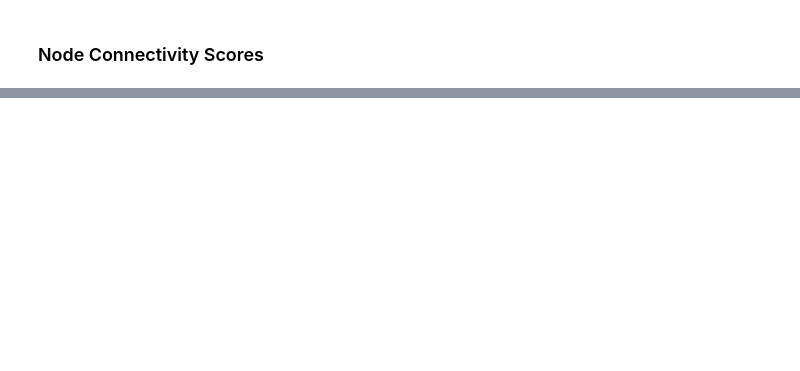
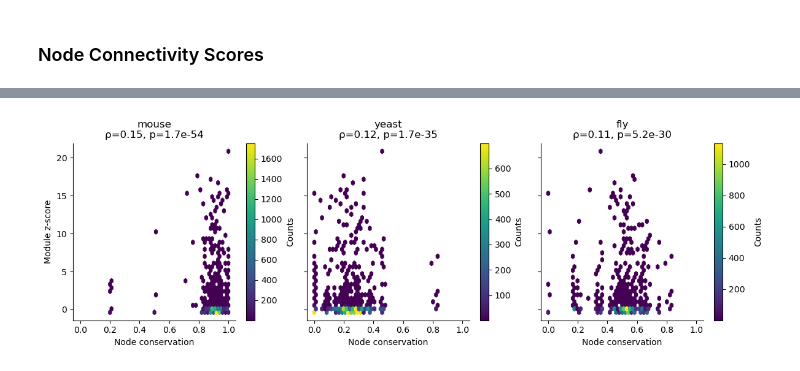
Before and after one commit to JasonLiang19/FitCheck, a Jupyter notebook: src/ConservationAnalysis.ipynb, the cells around one changed output, grey strips where cells are left out. Drawn from its saved outputs; the diff is of its cells as text; code cells hidden in the pictures; blank space fills up the shorter version.

```diff
--- a/src/ConservationAnalysis.ipynb
+++ b/src/ConservationAnalysis.ipynb
@@ -364,0 +474,34 @@ bsr_df.to_csv("../data/bitscores.csv", index=False)
+# %%
+import numpy as np
+import seaborn as sns
+import matplotlib.pyplot as plt
+from scipy.stats import spearmanr
+
+df = bsr_df[["node_conservation", "mod_z_score", "species"]].dropna()
+
+g = sns.FacetGrid(df, col="species", col_wrap=3, height=4, sharex=True, sharey=True)
+
+def plot_hex(data, **kwargs):
+    species_name = data["species"].iloc[0]
+
+    rho, p = spearmanr(data["node_conservation"], data["mod_z_score"])
+
+    plt.hexbin(
+        data["node_conservation"],
+        data["mod_z_score"],
+        gridsize=40,
+        cmap="viridis",
+        mincnt=1
+    )
+
+    plt.colorbar(label="Counts")
+    plt.title(f"{species_name}\nρ={rho:.2f}, p={p:.2g}")
+    plt.xlabel("Node conservation")
+    plt.ylabel("Module z-score")
+
+g.map_dataframe(plot_hex)
+
+plt.tight_layout()
+plt.show()
+# %% [output]
+[figure, added]
```
Also changed, not shown: parts of 9 cells of this notebook, 1 other file.
